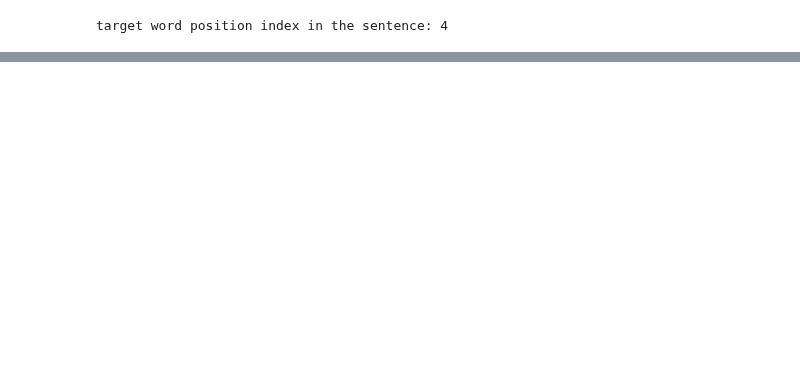
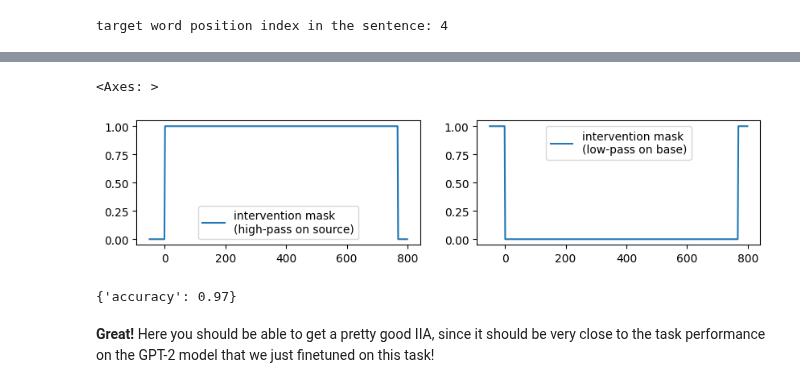
Before and after one commit to stanfordnlp/pyvene, a Jupyter notebook: examples/logic_game/tutorial.ipynb, the cells around one changed output, grey strips where cells are left out. Drawn from its saved outputs; the diff is of its cells as text; code cells hidden in the pictures; blank space fills up the shorter version.

Commit message:
word logic with causal abstraction results

```diff
--- a/examples/logic_game/tutorial.ipynb
+++ b/examples/logic_game/tutorial.ipynb
@@ -317,0 +396,29 @@ There are multiple places where we can do the alignment. In this tutorial, we ar
+# %%
+model.eval() # we set dropout to 0. when evaluating. DAS we allow dropout.
+model.transformer.temperature.data = torch.tensor(0.01, device='cuda:0', dtype=torch.bfloat16)
+temperature = model.transformer.temperature.data.tolist()
+boundary = model.transformer.intervention_boundaries.data[0].tolist()
+fig, axs = plt.subplots(nrows=1, ncols=2, figsize=(10, 2))
+sns.lineplot(
+    ax=axs[0],
+    x=torch.arange(-50, 800),
+    y=sigmoid_boundary_sigmoid(torch.arange(-50, 800), 0, 768*boundary, temperature),
+    label='intervention mask\n(high-pass on source)'
+)
+sns.lineplot(
+    ax=axs[1],
+    x=torch.arange(-50, 800),
+    y=1-sigmoid_boundary_sigmoid(torch.arange(-50, 800), 0, 768*boundary, temperature),
+    label='intervention mask\n(low-pass on base)'
+)
+# %% [output]
+<Axes: >
+[figure, added]
+# %%
+with torch.no_grad():
+    results = aligner.iia_eval(test_dataloader)
+print(results)
+# %% [output]
+{'accuracy': 0.97}
+# %% [markdown]
+**Great!** Here you should be able to get a pretty good IIA, since it should be very close to the task performance on the GPT-2 model that we just finetuned on this task!
```
Also changed, not shown: parts of 77 cells of this notebook, 2 other files.
